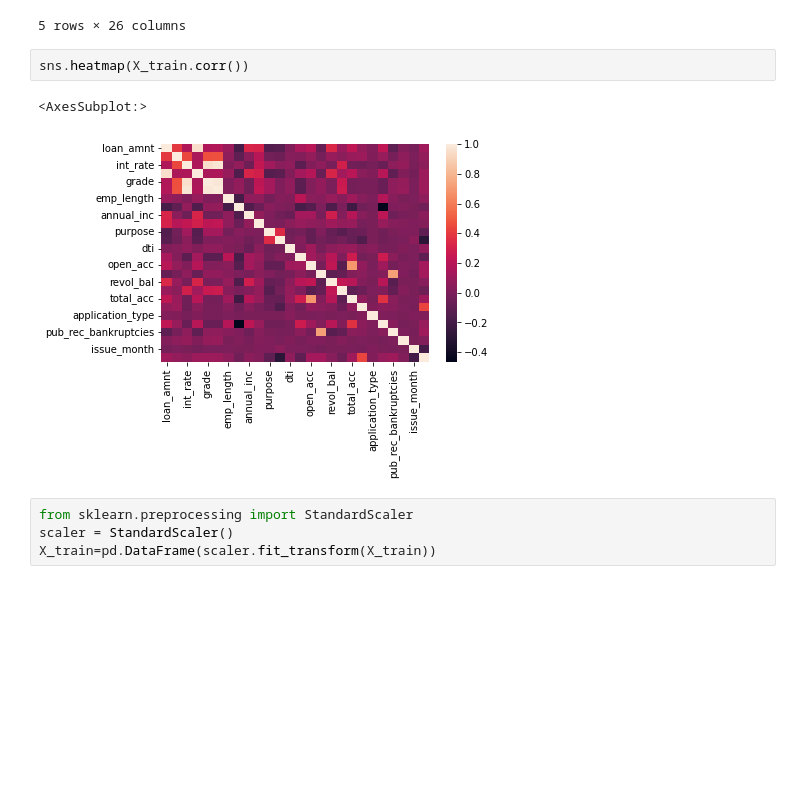
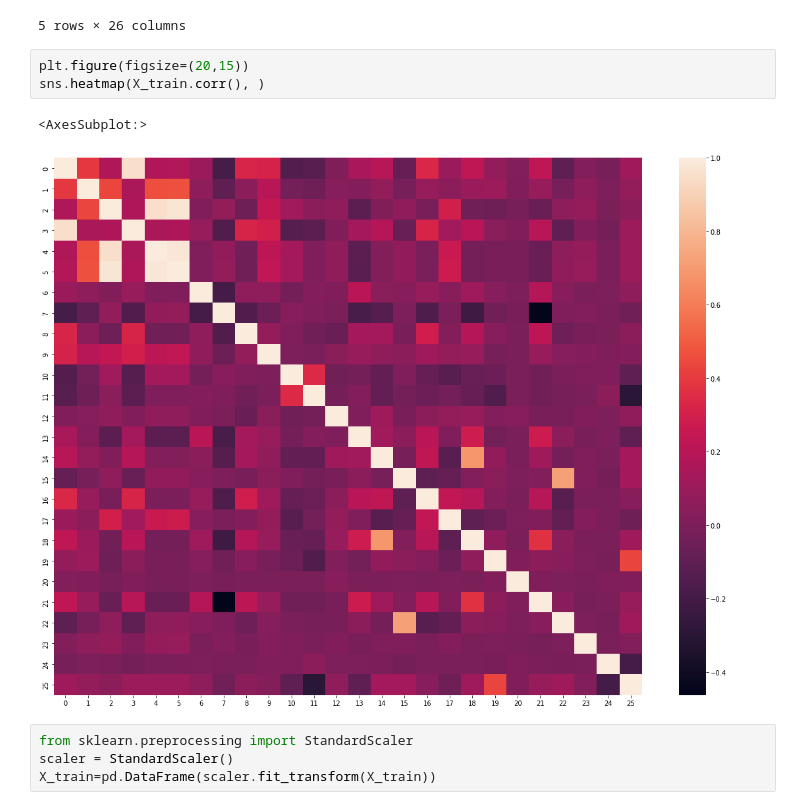
Before and after one commit to satyamraj123/All-Lending-Club-Loan-Data, a Jupyter notebook: my notebook.ipynb, the cells around one changed output. Cells and saved outputs as stored; diff of their text form; blank space fills up the shorter version.

```diff
--- a/my notebook.ipynb
+++ b/my notebook.ipynb
@@ -834,10 +834,11 @@ X_train.head()
 | 46507 | 20000.0 | 60 | 14.31 | 468.59 | 2 | 13 | 10.0 | 1 | 123500.0 | ... |
 5 rows × 26 columns
 # %%
-sns.heatmap(X_train.corr())
+plt.figure(figsize=(20,15))
+sns.heatmap(X_train.corr(), )
 # %% [output]
 <AxesSubplot:>
-[figure, old version]
+[figure, new version]
 # %%
 from sklearn.preprocessing import StandardScaler
 scaler = StandardScaler()
```
Also changed, not shown: parts of 16 cells of this notebook, 1 other file.
